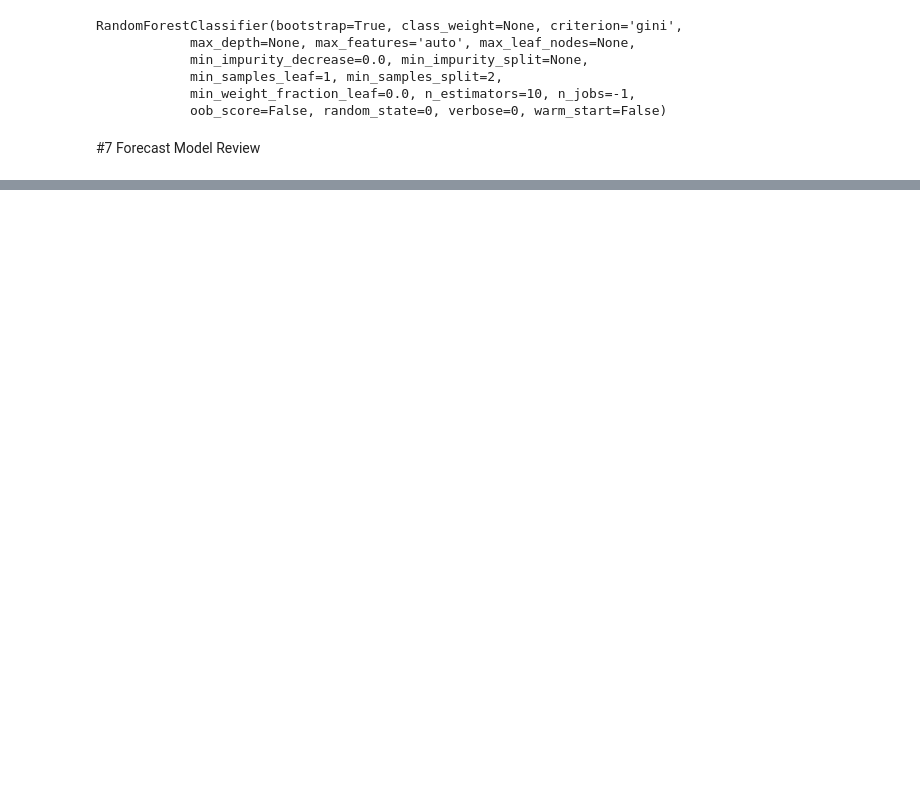
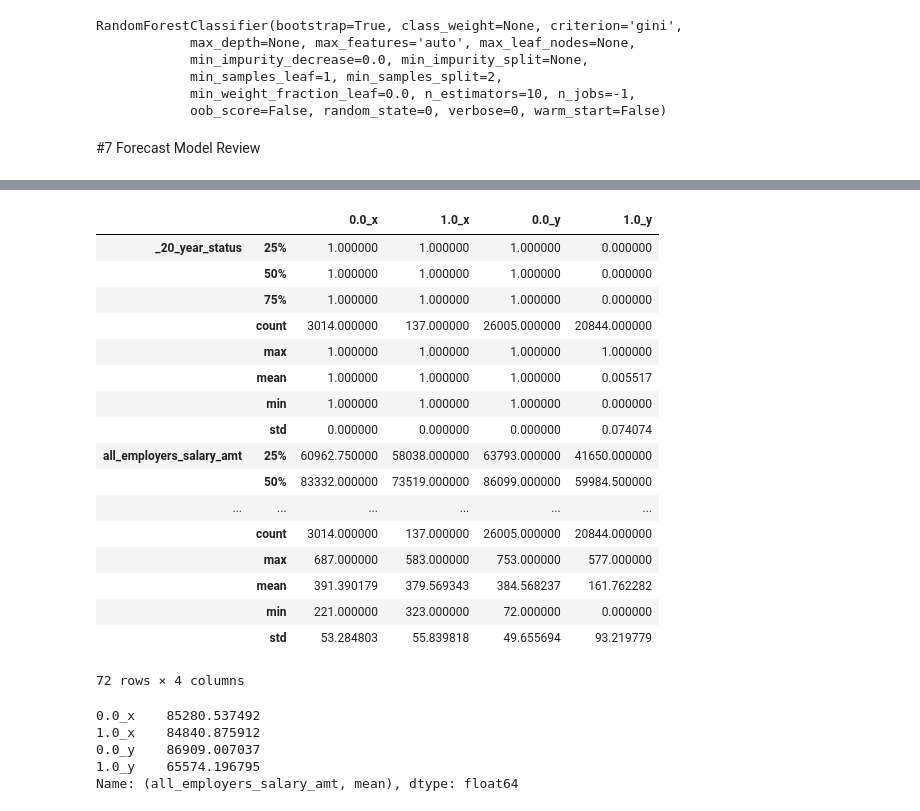
Before and after one commit to akaicomet/NJOITOpenDataCenter, a Jupyter notebook: NJOITOpenDataCenter_Pension_Record_ModelEaluating.ipynb, the cells around one changed output, grey strips where cells are left out. Drawn from its saved outputs; the diff is of its cells as text; code cells hidden in the pictures; blank space fills up the shorter version.

```diff
--- a/NJOITOpenDataCenter_Pension_Record_ModelEaluating.ipynb
+++ b/NJOITOpenDataCenter_Pension_Record_ModelEaluating.ipynb
@@ -183,0 +192,29 @@ Predict_df[Predict_df['IsPensionPaid'] != Predict_df['Predict']]
+# %%
+df_describe
+# %% [output]
+|  |  | 0.0_x | 1.0_x | 0.0_y | 1.0_y |
+| _20_year_status | 25% | 1.000000 | 1.000000 | 1.000000 | 0.000000 |
+|  | 50% | 1.000000 | 1.000000 | 1.000000 | 0.000000 |
+|  | 75% | 1.000000 | 1.000000 | 1.000000 | 0.000000 |
+|  | count | 3014.000000 | 137.000000 | 26005.000000 | 20844.000000 |
+|  | max | 1.000000 | 1.000000 | 1.000000 | 1.000000 |
+|  | mean | 1.000000 | 1.000000 | 1.000000 | 0.005517 |
+|  | min | 1.000000 | 1.000000 | 1.000000 | 0.000000 |
+|  | std | 0.000000 | 0.000000 | 0.000000 | 0.074074 |
+| all_employers_salary_amt | 25% | 60962.750000 | 58038.000000 | 63793.000000 | 41650.000000 |
+|  | 50% | 83332.000000 | 73519.000000 | 86099.000000 | 59984.500000 |
+| ... | ... | ... | ... | ... | ... |
+|  | count | 3014.000000 | 137.000000 | 26005.000000 | 20844.000000 |
+|  | max | 687.000000 | 583.000000 | 753.000000 | 577.000000 |
+|  | mean | 391.390179 | 379.569343 | 384.568237 | 161.762282 |
+|  | min | 221.000000 | 323.000000 | 72.000000 | 0.000000 |
+|  | std | 53.284803 | 55.839818 | 49.655694 | 93.219779 |
+72 rows × 4 columns
+# %%
+df_describe.loc['all_employers_salary_amt','mean']
+# %% [output]
+0.0_x    85280.537492
+1.0_x    84840.875912
+0.0_y    86909.007037
+1.0_y    65574.196795
+Name: (all_employers_salary_amt, mean), dtype: float64
```
Also changed, not shown: parts of 7 cells of this notebook.
